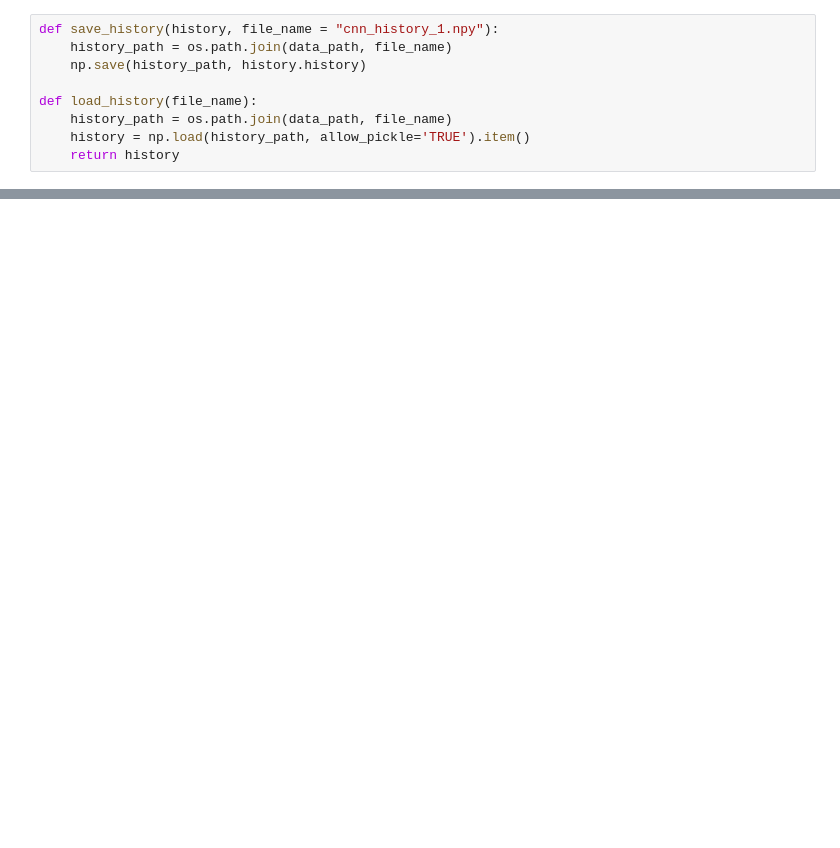
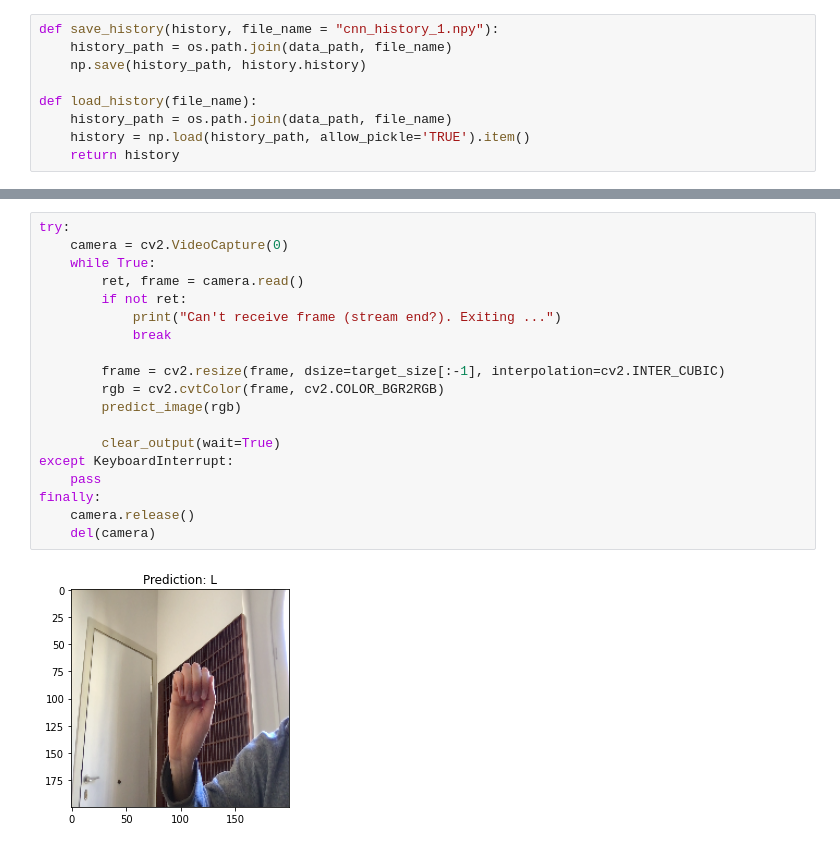
Before and after one commit to olestole/ASL-classifier, a Jupyter notebook: als_classifier.ipynb, the cells around one changed output, grey strips where cells are left out. Cells and saved outputs as stored; diff of their text form; blank space fills up the shorter version.

```diff
--- a/als_classifier.ipynb
+++ b/als_classifier.ipynb
@@ -296,0 +402,21 @@ print(history)
+# %%
+try:
+    camera = cv2.VideoCapture(0)
+    while True:
+        ret, frame = camera.read()
+        if not ret:
+            print("Can't receive frame (stream end?). Exiting ...")
+            break
+
+        frame = cv2.resize(frame, dsize=target_size[:-1], interpolation=cv2.INTER_CUBIC)
+        rgb = cv2.cvtColor(frame, cv2.COLOR_BGR2RGB)
+        predict_image(rgb)
+
+        clear_output(wait=True)
+except KeyboardInterrupt:
+    pass
+finally:
+    camera.release()
+    del(camera)
+# %% [output]
+[figure, added]
```
Also changed, not shown: parts of 25 cells of this notebook, 24 other files.
